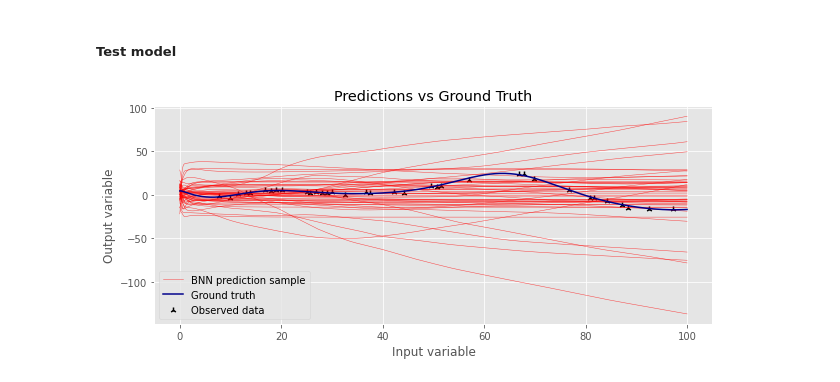
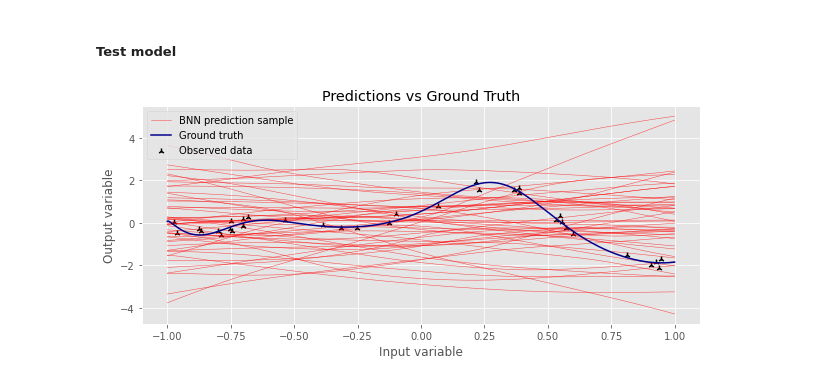
Before and after one commit to Sheev13/bnn-mean-field-vi, a Jupyter notebook: toy_regression.ipynb, the cells around one changed output. Drawn from its saved outputs; the diff is of its cells as text; code cells hidden in the pictures.

```diff
--- a/toy_regression.ipynb
+++ b/toy_regression.ipynb
@@ -57,15 +66,11 @@ class MLP(nn.Module):
     def __init__(self):
         super().__init__()
         self.layers = nn.Sequential(
-            nn.Linear(1, 100),
+            nn.Linear(1, 20),
             nn.ELU(),
-            nn.Linear(100, 100),
+            nn.Linear(20, 20),
             nn.ELU(),
-            nn.Linear(100, 100),
-            nn.ELU(),
-            nn.Linear(100, 100),
-            nn.ELU(),
-            nn.Linear(100, 1),
+            nn.Linear(20, 1),
         )
 
     def forward(self, x):
@@ -75,9 +80,9 @@ class MLP(nn.Module):
 model = MLP()
 
 loss = nn.MSELoss()
-opt = torch.optim.SGD(
+opt = torch.optim.Adam(
     model.parameters(),
-    lr=0.00005,  # learning rate
+    lr=0.01,  # learning rate
 )
 
 print(model)
@@ -101,7 +102,7 @@ MLP(
 tr_loss_evo = []
 te_loss_evo = []
 
-for _ in range(20000):  # epochs
+for _ in range(10000):  # epochs
     y_tr_pred = model(x_tr)
     l = loss(y_tr_pred, y_tr)
     tr_loss_evo.append(l.item())
@@ -154,7 +155,7 @@ plt.show()
 class MeanFieldLayer(nn.Module):
     """Represents a mean-field Gaussian distribution over each layer of the network."""
 
-    def __init__(self, input_dim, output_dim, init_var=1e-4):
+    def __init__(self, input_dim, output_dim, init_var=1e-3):
         super(MeanFieldLayer, self).__init__()
         self.input_dim = input_dim
         self.output_dim = output_dim
@@ -240,7 +241,7 @@ class MeanFieldBNN(nn.Module):
         self.hidden_dims = hidden_dims
         self.output_dim = output_dim
         self.activation = activation
-        self.noise_std = nn.Parameter(torch.tensor(noise_std), requires_grad=True)
+        self.log_noise_var = nn.Parameter(torch.log(torch.tensor(noise_std**2)), requires_grad=True)
         self.num_samples = num_samples
 
         self.network = nn.ModuleList()
@@ -273,8 +274,6 @@ class MeanFieldBNN(nn.Module):
         # Propagate x through network
         for i, layer in enumerate(self.network):
             x = layer(x)
-            # if i < len(self.network) - 1:
-            #     x = self.activation(x)
 
         assert len(x.shape) == 3, "x.shape must be (num_samples, batch_size, output_dim)"
         assert x.shape[-1] == self.output_dim
@@ -283,7 +282,10 @@ class MeanFieldBNN(nn.Module):
 
     def ll(self, y_obs, y_pred):
         """Computes the log likelihood of the outputs of self.forward(x)"""
-        l = torch.distributions.normal.Normal(y_pred, self.noise_std)
+        l = torch.distributions.normal.Normal(y_pred, torch.sqrt(torch.exp(self.log_noise_var)))
+
+        # take mean over num_samples dim, sum over batch_size dim
+        # note that after taking mean, batch_size becomes dim 0
         return l.log_prob(y_obs.unsqueeze(0).repeat(self.num_samples, 1, 1)).mean(0).sum(0).squeeze()
 
     def kl(self):
@@ -294,18 +296,17 @@ class MeanFieldBNN(nn.Module):
         """Computes the ELBO and returns its negative"""
 
         exp_ll = self.ll(y, y_pred)
-        # print('expll', exp_ll.shape)
         kl = self.kl()
-        # print('kl', kl.shape)
 
-        return kl - exp_ll
+        # return - exp_ll, exp_ll, exp_ll
+        return kl - exp_ll, exp_ll, kl
 # %%
-bnn_model = MeanFieldBNN(1, [100, 100, 100, 100], 1, num_samples=1)
+bnn_model = MeanFieldBNN(1, [20, 20], 1, num_samples=1)
 print(bnn_model)
 
-opt = torch.optim.SGD(
+opt = torch.optim.Adam(
     bnn_model.parameters(),
-    lr = 0.0008
+    lr = 0.01
 )
 # %% [output]
 MeanFieldBNN(
@@ -387,24 +391,24 @@ epoch:  17000
 # %% [markdown]
 ##### Test model
 # %%
-xs = np.linspace(0, 100, 500)
+xs = np.linspace(-1, 1, 500)
 for j in range(50):
     pred_samples = bnn_model(torch.FloatTensor(xs).unsqueeze(-1)).detach().numpy()
     for i in range(pred_samples.shape[0]):
         if i == 0:
             plt.plot(xs, pred_samples[i,:,:], color='red', linewidth=0.5, alpha = 0.7)#, label='BNN prediction sample')
         else:
             plt.plot(xs, pred_samples[i,:,:], color='red', linewidth=0.5, alpha = 0.7)
 
 plt.plot(xs, pred_samples[i,:,:], color='red', linewidth=0.5, alpha = 0.7, label='BNN prediction sample')
 
-ys = ground_truth(xs)
+ys = normalised_ground_truth(xs)
 plt.title("Predictions vs Ground Truth")
 plt.plot(xs, ys, color='darkblue', label='Ground truth')
 plt.scatter(x_tr, y_tr, color='black', label='Observed data', marker='2')
 plt.xlabel('Input variable')
 plt.ylabel('Output variable')
 plt.legend()
 plt.show()
 # %% [output]
-[figure, old version]
+[figure, new version]
```
Also changed, not shown: parts of 7 cells of this notebook.
